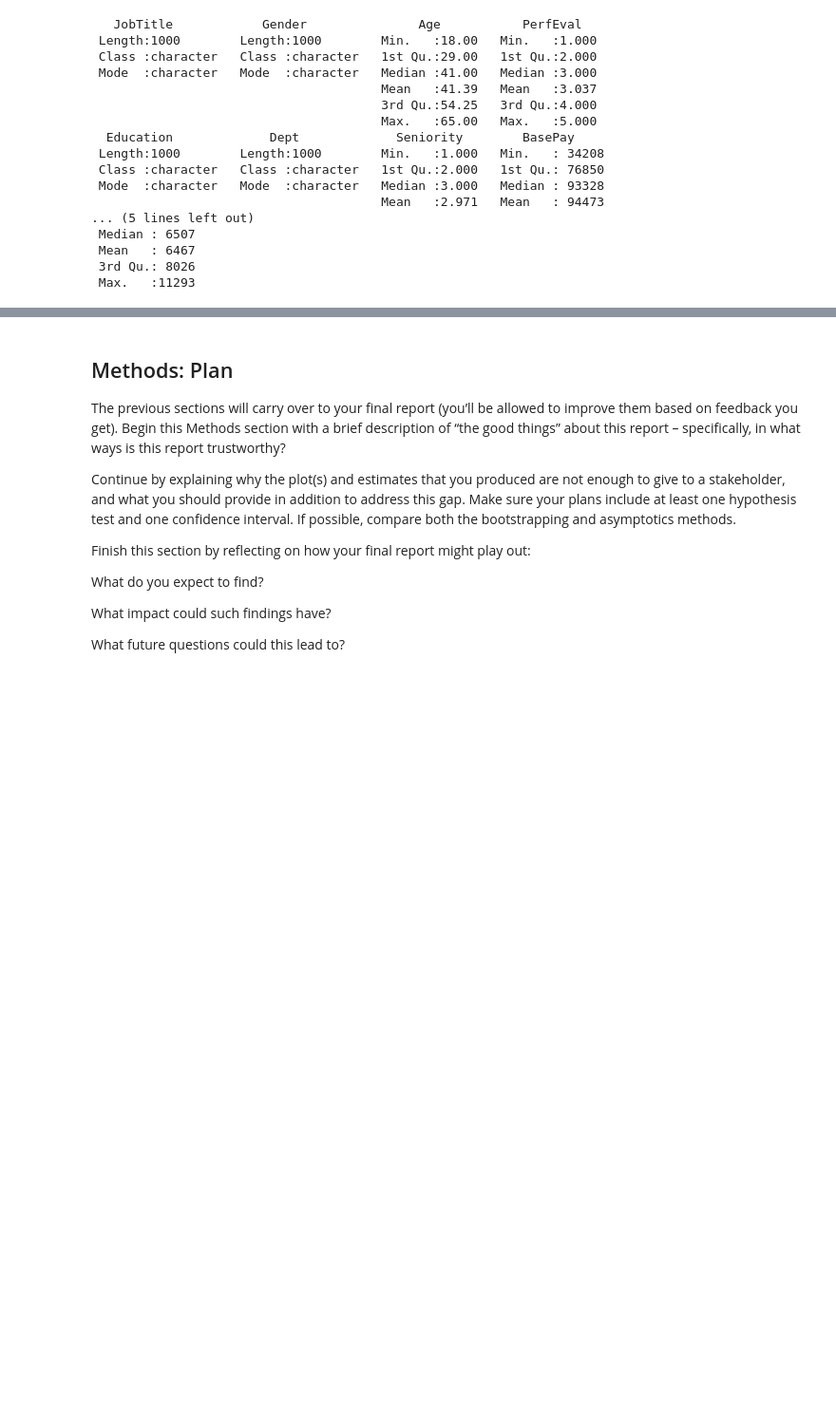
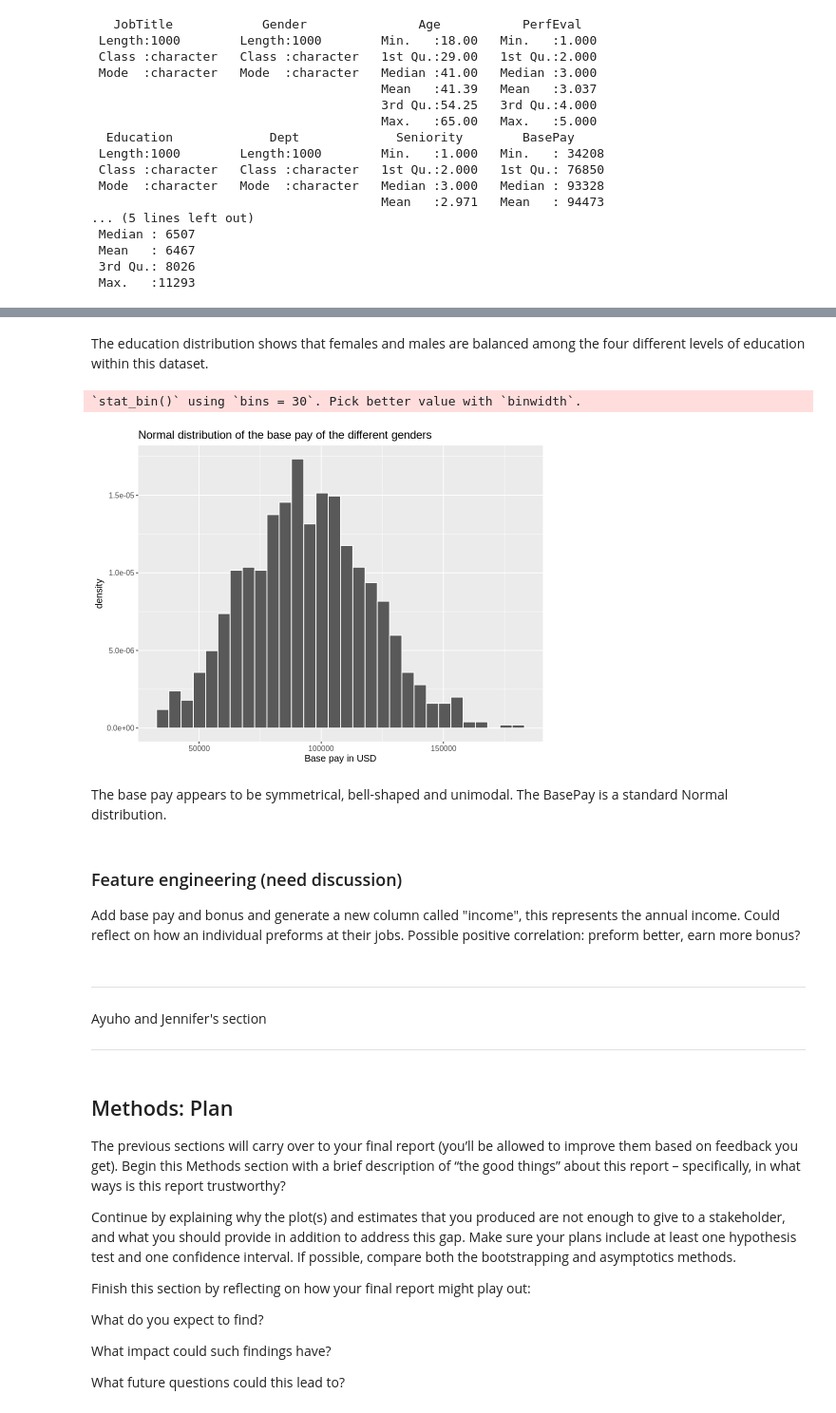
Before and after one commit to kristennli/stat201, a Jupyter notebook: Project Proposal.ipynb, the cells around one changed output, grey strips where cells are left out. Shown at 95% size. Cells and saved outputs as stored; diff of their text form; code cells hidden in the pictures; blank space fills up the shorter version.

```diff
--- a/Project Proposal.ipynb
+++ b/Project Proposal.ipynb
@@ -94,3 +211,27 @@ summary(df)
+# %% [markdown]
+The education distribution shows that females and males are balanced among the four different levels of education within this dataset.
+# %%
+# wage distribution - appear to be Normal distribution
+wage_plot <- df %>%
+    ggplot() +
+    geom_histogram(aes(BasePay, y = ..density..), color = 'white') +
+    ggtitle("Normal distribution of the base pay of the different genders") +
+    xlab("Base pay in USD")+
+    theme(text = element_text(size = 12))
+
+wage_plot
+# %% [output]
+`stat_bin()` using `bins = 30`. Pick better value with `binwidth`.
+[figure, added]
+# %% [markdown]
+The base pay appears to be symmetrical, bell-shaped and unimodal. The BasePay is a standard Normal distribution.
+# %% [markdown]
+### Feature engineering (need discussion)
+Add base pay and bonus and generate a new column called "income", this represents the annual income. Could reflect on how an individual preforms at their jobs. Possible positive correlation: preform better, earn more bonus?
+# %% [markdown]
+***
+Ayuho and Jennifer's section
+***
 # %% [markdown]
 ## Methods: Plan
 
```
Also changed, not shown: parts of 11 cells of this notebook.
